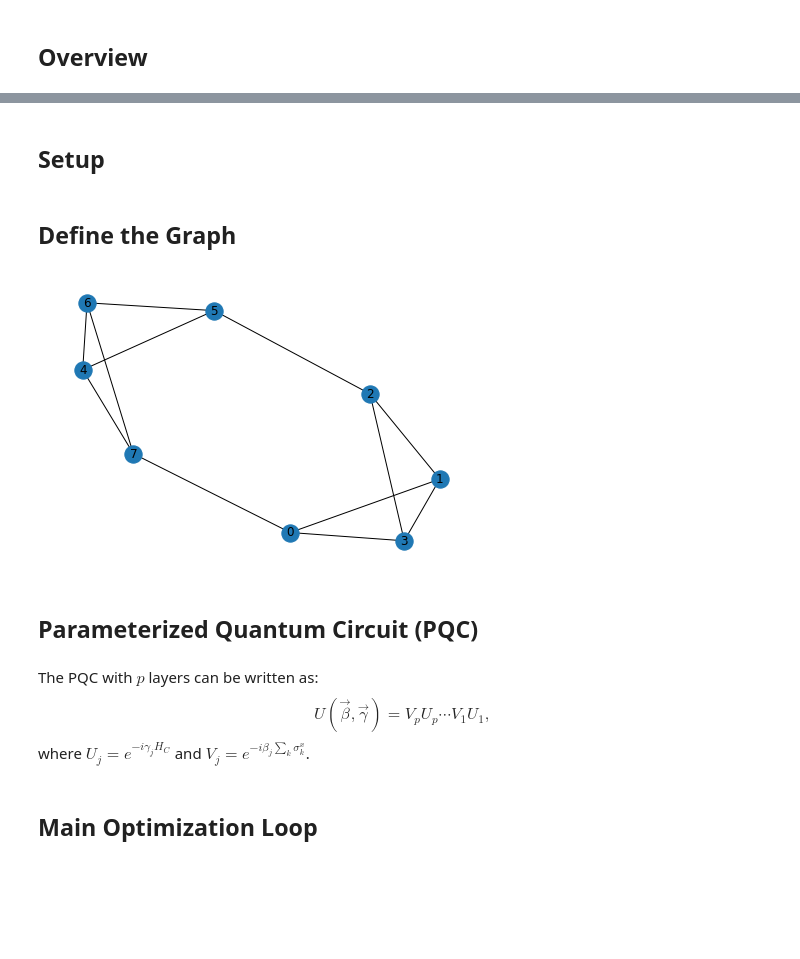
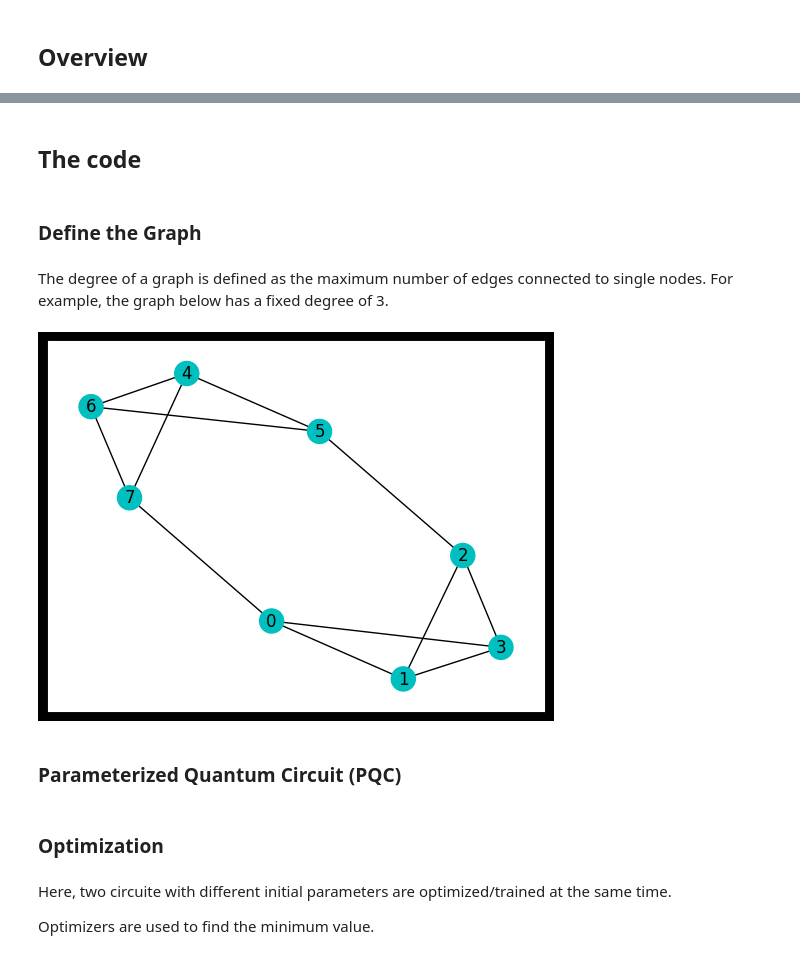
Before and after one commit to tencent-quantum-lab/tensorcircuit, a Jupyter notebook: docs/source/tutorials/qaoa.ipynb, the cells around one changed output, grey strips where cells are left out. Drawn from its saved outputs; the diff is of its cells as text; code cells hidden in the pictures; blank space fills up the shorter version.

```diff
--- a/docs/source/tutorials/qaoa.ipynb
+++ b/docs/source/tutorials/qaoa.ipynb
@@ -11,5 +65,5 @@ where $\sigma^{z}_{i}$ is the Pauli-z matrix on $i$th qubit and $C_{ij}$ is the
 # %% [markdown]
-## Setup
+## The code
 # %%
 import tensorcircuit as tc
 import tensorflow as tf
@@ -22,38 +81,31 @@ ncircuits = 2  # the number of circuits with different initial parameters
 # %% [markdown]
-## Define the Graph
+### Define the Graph
-# %%
-def dict2graph(d):
-    g = nx.to_networkx_graph(d)
-    for e in g.edges:
-        if not g[e[0]][e[1]].get("weight"):
-            g[e[0]][e[1]]["weight"] = 1.0
-    nx.draw(g, with_labels=True)
-    return g
-
-
-# a graph instance
-# each node is connected to three nodes
-# for example, node 0 is connected to nodes 1,7,3
-example_graph_dict = {
-    0: {1: {"weight": 1.0}, 7: {"weight": 1.0}, 3: {"weight": 1.0}},
-    1: {0: {"weight": 1.0}, 2: {"weight": 1.0}, 3: {"weight": 1.0}},
-    2: {1: {"weight": 1.0}, 3: {"weight": 1.0}, 5: {"weight": 1.0}},
-    4: {7: {"weight": 1.0}, 6: {"weight": 1.0}, 5: {"weight": 1.0}},
-    7: {4: {"weight": 1.0}, 6: {"weight": 1.0}, 0: {"weight": 1.0}},
-    3: {1: {"weight": 1.0}, 2: {"weight": 1.0}, 0: {"weight": 1.0}},
-    6: {7: {"weight": 1.0}, 4: {"weight": 1.0}, 5: {"weight": 1.0}},
-    5: {6: {"weight": 1.0}, 4: {"weight": 1.0}, 2: {"weight": 1.0}},
-}
-
-example_graph = dict2graph(example_graph_dict)
-# %% [output]
-[figure, removed]
+# %% [markdown]
+The degree of a graph is defined as the maximum number of edges connected to single nodes. For example, the graph below has a fixed degree of 3.
+# %%
+# a graph instance
+# each node is connected to three nodes
+# for example, node 0 is connected to nodes 1,7,3
+example_graph_dict = {
+    0: {1: {"weight": 1.0}, 7: {"weight": 1.0}, 3: {"weight": 1.0}},
+    1: {0: {"weight": 1.0}, 2: {"weight": 1.0}, 3: {"weight": 1.0}},
+    2: {1: {"weight": 1.0}, 3: {"weight": 1.0}, 5: {"weight": 1.0}},
+    3: {1: {"weight": 1.0}, 2: {"weight": 1.0}, 0: {"weight": 1.0}},
+    4: {7: {"weight": 1.0}, 6: {"weight": 1.0}, 5: {"weight": 1.0}},
+    5: {6: {"weight": 1.0}, 4: {"weight": 1.0}, 2: {"weight": 1.0}},
+    6: {7: {"weight": 1.0}, 4: {"weight": 1.0}, 5: {"weight": 1.0}},
+    7: {4: {"weight": 1.0}, 6: {"weight": 1.0}, 0: {"weight": 1.0}},
+}
+pos = nx.spring_layout(nx.to_networkx_graph(example_graph_dict))
+colors = ['c' for key in example_graph_dict.items()]
+
+# convert to a NetworkX graph
+example_graph = nx.to_networkx_graph(example_graph_dict)
+nx.draw_networkx(example_graph, with_labels=True, node_color=colors, pos=pos)
+ax = plt.gca()
+ax.set_facecolor('w')
+# %% [output]
+[figure, added]
 # %% [markdown]
-## Parameterized Quantum Circuit (PQC)
+### Parameterized Quantum Circuit (PQC)
-# %% [markdown]
-The PQC with $p$ layers can be written as:
-$$
-U(\vec{\beta}, \vec{\gamma}) = V_{p}U_{p} \cdots V_{1}U_{1},
-$$
-where $U_{j}= e^{-i\gamma_{j}H_{C}}$ and $V_{j}= e^{-i \beta_{j} \sum_{k} \sigma^{x}_{k}}$.
 # %%
@@ -83,7 +140,11 @@ def QAOAansatz(params, g=example_graph):
 
     return K.real(loss)
 # %% [markdown]
-## Main Optimization Loop
+### Optimization
+# %% [markdown]
+Here, two circuite with different initial parameters are optimized/trained at the same time.
+
+Optimizers are used to find the minimum value.
 # %%
 # use vvag to get the losses and gradients with different random circuit instances
 QAOA_vvag = K.jit(tc.backend.vvag(QAOAansatz, argnums=0, vectorized_argnums=0))
```
Also changed, not shown: parts of 30 cells of this notebook.
